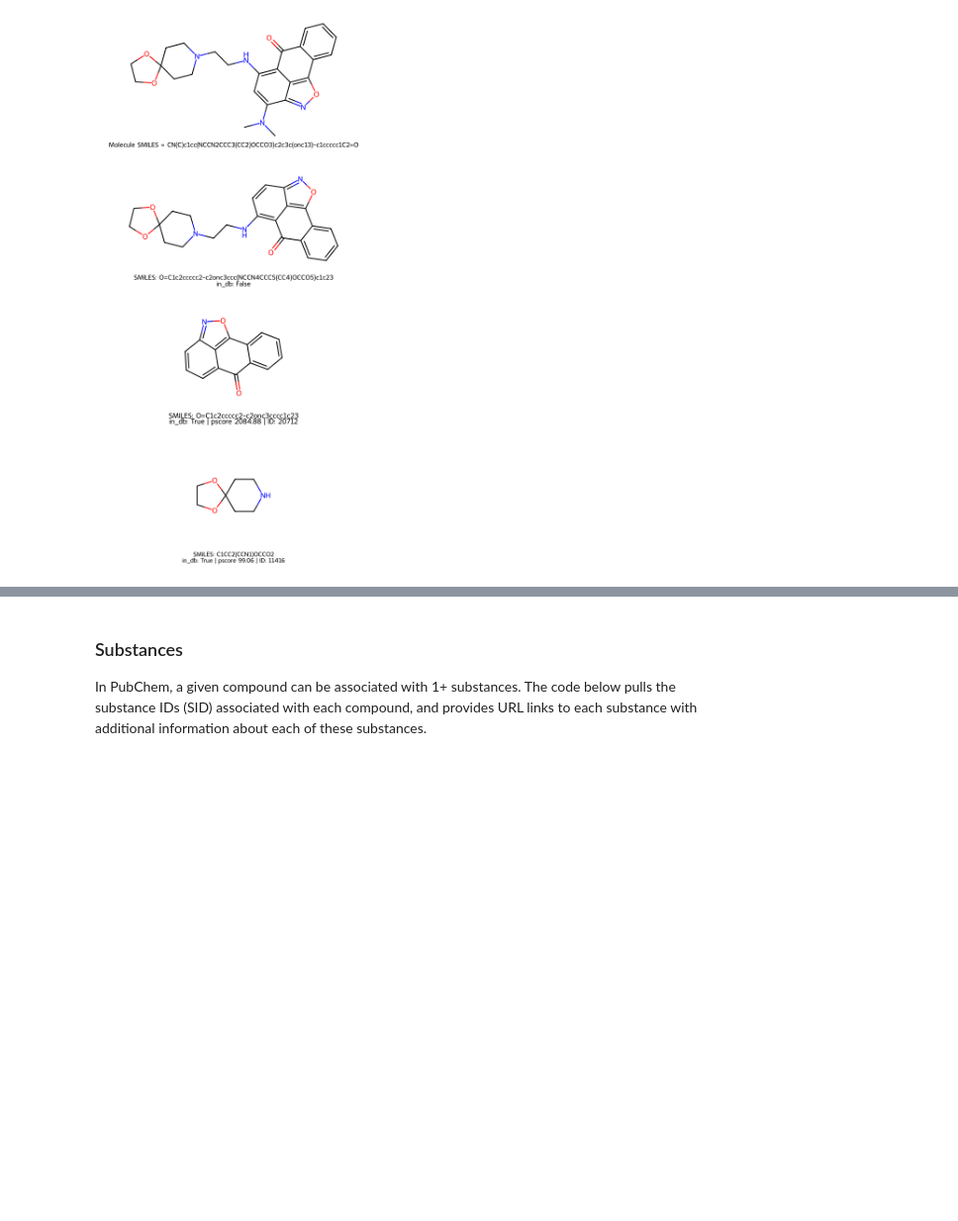
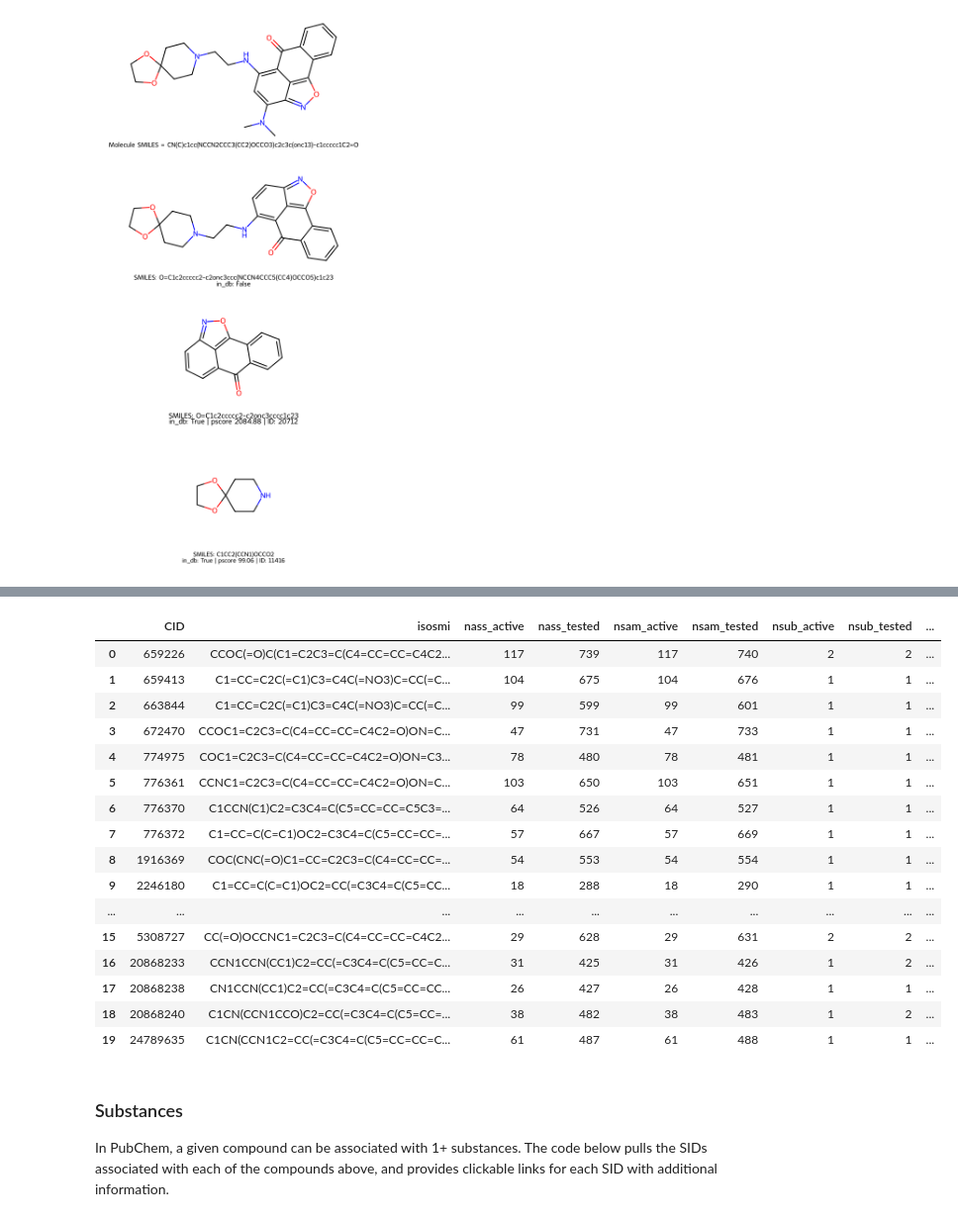
Before and after one commit to unmtransinfo/Badapple2, a Jupyter notebook: src/notebooks/worked_examples.ipynb, the cells around one changed output, grey strips where cells are left out. Shown at 99% size. Cells and saved outputs as stored; diff of their text form; code cells hidden in the pictures; blank space fills up the shorter version.

```diff
--- a/src/notebooks/worked_examples.ipynb
+++ b/src/notebooks/worked_examples.ipynb
@@ -52,3 +121,16 @@ def get_associated_pubchem_compounds(scafid: int):
+# %%
+def create_clickable_urls(id_list: int, base_url: str):
+    if isinstance(id_list, int):
+        id_list = [id_list]
+    return [f'<a href="{base_url}{ID}" target="_blank">{ID}</a>'  for ID in id_list]
+# %%
+# create df that has clickable links to PubChem pages for Compounds, Substances, and Assays
+def create_clickable_df(df_og: pd.DataFrame, id_cols: list[str], base_urls: list[str]):
+    df = df_og.copy()
+    for col, base_url in zip(id_cols, base_urls):
+        df[col] = df[col].apply(lambda ids: create_clickable_urls(ids, base_url))
+        df[col] = df[col].apply(lambda urls: ', '.join(urls))
+    return display(HTML(df.to_html(escape=False)))
 # %%
 def get_scaf_legend(scaf_info: dict):
     s = f"SMILES: {scaf_info['scafsmi']}\n"
@@ -116,0 +222,4 @@ associated_compounds_df = pd.DataFrame(associated_compounds)
+# %%
+COMPOUND_BASE_URL = "https://pubchem.ncbi.nlm.nih.gov/compound/"
+SUBSTANCE_BASE_URL = "https://pubchem.ncbi.nlm.nih.gov/substance/"
+ASSAY_BASE_URL = "https://pubchem.ncbi.nlm.nih.gov/bioassay/"
@@ -117,2 +267,8 @@ associated_compounds_df = pd.DataFrame(associated_compounds)
+# %%
+associated_compounds = get_associated_pubchem_compounds(scafid)
+associated_compounds_df = pd.DataFrame(associated_compounds)
+associated_compounds_df = associated_compounds_df.sort_values(by="cid").reset_index(drop=True)
+associated_compounds_df = associated_compounds_df.rename(columns={"cid": "CID"})
+associated_compounds_df = associated_compounds_df.drop(columns=["cansmi"]) # have isomeric SMILES
 # %%
 associated_compound_smiles = associated_compounds_df["isosmi"].tolist()
@@ -143,3 +279,23 @@ associated_compounds_df
+# %%
+create_clickable_df(associated_compounds_df, ["CID"], [COMPOUND_BASE_URL])
+# %% [output]
+|  | CID | isosmi | nass_active | nass_tested | nsam_active | nsam_tested | nsub_active | nsub_tested | ... |
+| 0 | 659226 | CCOC(=O)C(C1=C2C3=C(C4=CC=CC=C4C2... | 117 | 739 | 117 | 740 | 2 | 2 | ... |
+| 1 | 659413 | C1=CC=C2C(=C1)C3=C4C(=NO3)C=CC(=C... | 104 | 675 | 104 | 676 | 1 | 1 | ... |
+| 2 | 663844 | C1=CC=C2C(=C1)C3=C4C(=NO3)C=CC(=C... | 99 | 599 | 99 | 601 | 1 | 1 | ... |
+| 3 | 672470 | CCOC1=C2C3=C(C4=CC=CC=C4C2=O)ON=C... | 47 | 731 | 47 | 733 | 1 | 1 | ... |
+| 4 | 774975 | COC1=C2C3=C(C4=CC=CC=C4C2=O)ON=C3... | 78 | 480 | 78 | 481 | 1 | 1 | ... |
+| 5 | 776361 | CCNC1=C2C3=C(C4=CC=CC=C4C2=O)ON=C... | 103 | 650 | 103 | 651 | 1 | 1 | ... |
+| 6 | 776370 | C1CCN(C1)C2=C3C4=C(C5=CC=CC=C5C3=... | 64 | 526 | 64 | 527 | 1 | 1 | ... |
+| 7 | 776372 | C1=CC=C(C=C1)OC2=C3C4=C(C5=CC=CC=... | 57 | 667 | 57 | 669 | 1 | 1 | ... |
+| 8 | 1916369 | COC(CNC(=O)C1=CC=C2C3=C(C4=CC=CC=... | 54 | 553 | 54 | 554 | 1 | 1 | ... |
+| 9 | 2246180 | C1=CC=C(C=C1)OC2=CC(=C3C4=C(C5=CC... | 18 | 288 | 18 | 290 | 1 | 1 | ... |
+| ... | ... | ... | ... | ... | ... | ... | ... | ... | ... |
+| 15 | 5308727 | CC(=O)OCCNC1=C2C3=C(C4=CC=CC=C4C2... | 29 | 628 | 29 | 631 | 2 | 2 | ... |
+| 16 | 20868233 | CCN1CCN(CC1)C2=CC(=C3C4=C(C5=CC=C... | 31 | 425 | 31 | 426 | 1 | 2 | ... |
+| 17 | 20868238 | CN1CCN(CC1)C2=CC(=C3C4=C(C5=CC=CC... | 26 | 427 | 26 | 428 | 1 | 1 | ... |
+| 18 | 20868240 | C1CN(CCN1CCO)C2=CC(=C3C4=C(C5=CC=... | 38 | 482 | 38 | 483 | 1 | 2 | ... |
+| 19 | 24789635 | C1CN(CCN1C2=CC(=C3C4=C(C5=CC=CC=C... | 61 | 487 | 61 | 488 | 1 | 1 | ... |
 # %% [markdown]
 ### Substances
-In PubChem, a given compound can be associated with 1+ substances. The code below pulls the substance IDs (SID) associated with each compound, and provides URL links to each substance with additional information about each of these substances.
+In PubChem, a given compound can be associated with 1+ substances. The code below pulls the SIDs associated with each of the compounds above, and provides clickable links for each SID with additional information.
```
Also changed, not shown: parts of 45 cells of this notebook, 1 other file.
